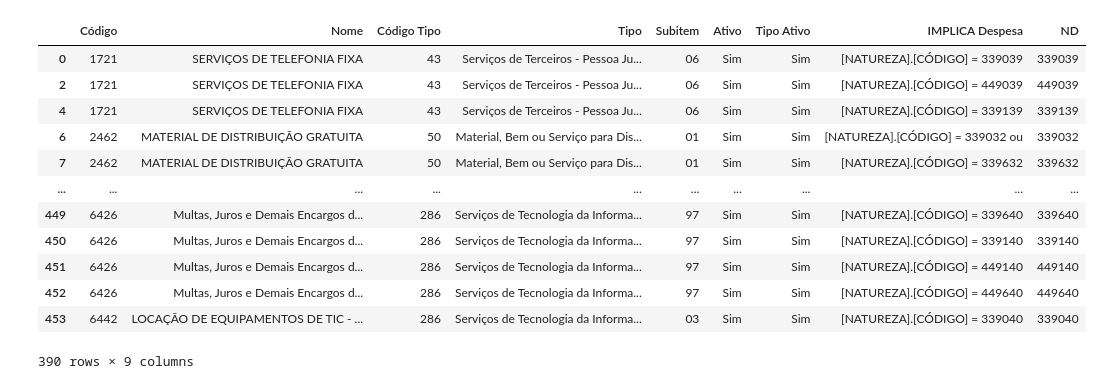
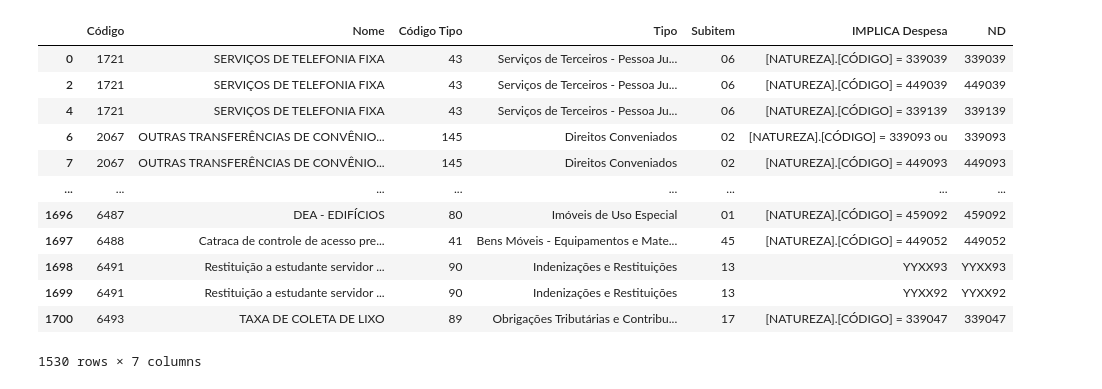
Before and after one commit to mjandussi/analise_itens_patrimoniais, a Jupyter notebook: verificacao_itens_patrimoniais.ipynb, the cells around one changed output. Cells and saved outputs as stored; diff of their text form; code cells hidden in the pictures.

```diff
--- a/verificacao_itens_patrimoniais.ipynb
+++ b/verificacao_itens_patrimoniais.ipynb
@@ -34,0 +11,4 @@ df_servicos
+# %%
+itens_patrim = pd.read_excel('Itens Patrimoniais.xlsx', header=3, dtype=object)
+itens_patrim.drop(itens_patrim.tail(3).index, inplace=True)
+itens_patrim
@@ -34,0 +50,5 @@ df_servicos
+# %%
+itens_despesa = itens_patrim.dropna(subset=['IMPLICA Despesa'])
+itens_despesa = itens_despesa.query('Ativo == "Sim"')
+itens_despesa.drop(['SE Despesa', 'SE Receita', 'IMPLICA Receita', 'Ativo', 'Tipo Ativo'], axis=1, inplace=True)
+itens_despesa
@@ -35,54 +107,67 @@ df_servicos
 # %%
 # Dividir as string na coluna 'IMPLICA Despesa' por quebra de linha
-df_expanded = df_servicos['IMPLICA Despesa'].str.split('\n', expand=True)
+df_despesa = itens_despesa['IMPLICA Despesa'].str.split('\n', expand=True)
 
 # Reformata o DataFrame para ter cada item da String em uma nova linha
-df_long_format = (
-    df_servicos
-    .set_index(['Código', 'Nome', 'Código Tipo', 'Tipo', 'Subitem', 'Ativo', 'Tipo Ativo'])
+df_dps = (
+    itens_despesa
+    .set_index(['Código', 'Nome', 'Código Tipo', 'Tipo', 'Subitem'])
      .apply(lambda row: row.str.split(r'\n| ou ? | OU ', regex=True).explode())
     .reset_index()
 )
 
 # Remover linhas com valores vazios na coluna 'IMPLICA Despesa'
-df_long_format = df_long_format[df_long_format['IMPLICA Despesa'].str.strip() != '']
+df_dps = df_dps[df_dps['IMPLICA Despesa'].str.strip() != '']
 
-# Função para substituir padrão específico por 33XX39
+# Remover onde 'IMPLICA Despesa' termina com um parêntese
+df_dps['IMPLICA Despesa'] = df_dps['IMPLICA Despesa'].str.rstrip(') ').str.strip()
+
+# Função dinâmica para substituir o padrão
 def substituir_codigo(text):
-    if ('começa com 33' in text) and ('termina com 39' in text):
-        return '33XX39'
+    start_match = re.search(r'começa com (\d+)', text)
+    end_match = re.search(r'termina com (\d+)', text)
+
+    if start_match and end_match:
+        x = start_match.group(1)
+        y = end_match.group(1)
+        return f'{x}XX{y}'
+    elif start_match:
+        z = start_match.group(1)
+        return f'{z}XX'
+    elif end_match:
+        w = end_match.group(1)
+        return f'YYXX{w}'
     else:
         return text
 
 # Aplicando a função em cada linha do DataFrame
-df_long_format['IMPLICA Despesa'] = df_long_format['IMPLICA Despesa'].apply(substituir_codigo)
+df_dps['IMPLICA Despesa'] = df_dps['IMPLICA Despesa'].apply(substituir_codigo)
 
 
 # Função para pegar os últimos seis caracteres da string com espaços removidos
 def pegar_ultimos_seis_digitos(text):
     # Remover espaços em branco antes de capturar os últimos 6 caracteres
-    text = text.replace(" ", "").replace("ou", "")
+    text = text.replace(" ", "").replace("ou", "").replace("'", "").replace("OU", "")
     if len(text) >= 6:
         return text[-6:]
     return text
 
 # Aplicar a função em cada linha do DataFrame
-df_long_format['ND'] = df_long_format['IMPLICA Despesa'].apply(pegar_ultimos_seis_digitos)
+df_dps['ND'] = df_dps['IMPLICA Despesa'].apply(pegar_ultimos_seis_digitos)
 
-# Exibindo novo dataframe
-df_long_format
+df_dps
 # %% [output]
-|  | Código | Nome | Código Tipo | Tipo | Subitem | Ativo | Tipo Ativo | IMPLICA Despesa | ND |
-| 0 | 1721 | SERVIÇOS DE TELEFONIA FIXA | 43 | Serviços de Terceiros - Pessoa Ju... | 06 | Sim | Sim | [NATUREZA].[CÓDIGO] = 339039 | 339039 |
-| 2 | 1721 | SERVIÇOS DE TELEFONIA FIXA | 43 | Serviços de Terceiros - Pessoa Ju... | 06 | Sim | Sim | [NATUREZA].[CÓDIGO] = 449039 | 449039 |
-| 4 | 1721 | SERVIÇOS DE TELEFONIA FIXA | 43 | Serviços de Terceiros - Pessoa Ju... | 06 | Sim | Sim | [NATUREZA].[CÓDIGO] = 339139 | 339139 |
-| 6 | 2462 | MATERIAL DE DISTRIBUIÇÃO GRATUITA | 50 | Material, Bem ou Serviço para Dis... | 01 | Sim | Sim | [NATUREZA].[CÓDIGO] = 339032 ou | 339032 |
-| 7 | 2462 | MATERIAL DE DISTRIBUIÇÃO GRATUITA | 50 | Material, Bem ou Serviço para Dis... | 01 | Sim | Sim | [NATUREZA].[CÓDIGO] = 339632 | 339632 |
-| ... | ... | ... | ... | ... | ... | ... | ... | ... | ... |
-| 449 | 6426 | Multas, Juros e Demais Encargos d... | 286 | Serviços de Tecnologia da Informa... | 97 | Sim | Sim | [NATUREZA].[CÓDIGO] = 339640 | 339640 |
-| 450 | 6426 | Multas, Juros e Demais Encargos d... | 286 | Serviços de Tecnologia da Informa... | 97 | Sim | Sim | [NATUREZA].[CÓDIGO] = 339140 | 339140 |
-| 451 | 6426 | Multas, Juros e Demais Encargos d... | 286 | Serviços de Tecnologia da Informa... | 97 | Sim | Sim | [NATUREZA].[CÓDIGO] = 449140 | 449140 |
-| 452 | 6426 | Multas, Juros e Demais Encargos d... | 286 | Serviços de Tecnologia da Informa... | 97 | Sim | Sim | [NATUREZA].[CÓDIGO] = 449640 | 449640 |
-| 453 | 6442 | LOCAÇÃO DE EQUIPAMENTOS DE TIC - ... | 286 | Serviços de Tecnologia da Informa... | 03 | Sim | Sim | [NATUREZA].[CÓDIGO] = 339040 | 339040 |
+|  | Código | Nome | Código Tipo | Tipo | Subitem | IMPLICA Despesa | ND |
+| 0 | 1721 | SERVIÇOS DE TELEFONIA FIXA | 43 | Serviços de Terceiros - Pessoa Ju... | 06 | [NATUREZA].[CÓDIGO] = 339039 | 339039 |
+| 2 | 1721 | SERVIÇOS DE TELEFONIA FIXA | 43 | Serviços de Terceiros - Pessoa Ju... | 06 | [NATUREZA].[CÓDIGO] = 449039 | 449039 |
+| 4 | 1721 | SERVIÇOS DE TELEFONIA FIXA | 43 | Serviços de Terceiros - Pessoa Ju... | 06 | [NATUREZA].[CÓDIGO] = 339139 | 339139 |
+| 6 | 2067 | OUTRAS TRANSFERÊNCIAS DE CONVÊNIO... | 145 | Direitos Conveniados | 02 | [NATUREZA].[CÓDIGO] = 339093 ou | 339093 |
+| 7 | 2067 | OUTRAS TRANSFERÊNCIAS DE CONVÊNIO... | 145 | Direitos Conveniados | 02 | [NATUREZA].[CÓDIGO] = 449093 | 449093 |
+| ... | ... | ... | ... | ... | ... | ... | ... |
+| 1696 | 6487 | DEA - EDIFÍCIOS | 80 | Imóveis de Uso Especial | 01 | [NATUREZA].[CÓDIGO] = 459092 | 459092 |
+| 1697 | 6488 | Catraca de controle de acesso pre... | 41 | Bens Móveis - Equipamentos e Mate... | 45 | [NATUREZA].[CÓDIGO] = 449052 | 449052 |
+| 1698 | 6491 | Restituição a estudante servidor ... | 90 | Indenizações e Restituições | 13 | YYXX93 | YYXX93 |
+| 1699 | 6491 | Restituição a estudante servidor ... | 90 | Indenizações e Restituições | 13 | YYXX92 | YYXX92 |
+| 1700 | 6493 | TAXA DE COLETA DE LIXO | 89 | Obrigações Tributárias e Contribu... | 17 | [NATUREZA].[CÓDIGO] = 339047 | 339047 |
-390 rows × 9 columns
+1530 rows × 7 columns
 # %%
```
Also changed, not shown: parts of 10 cells of this notebook, 4 other files.
